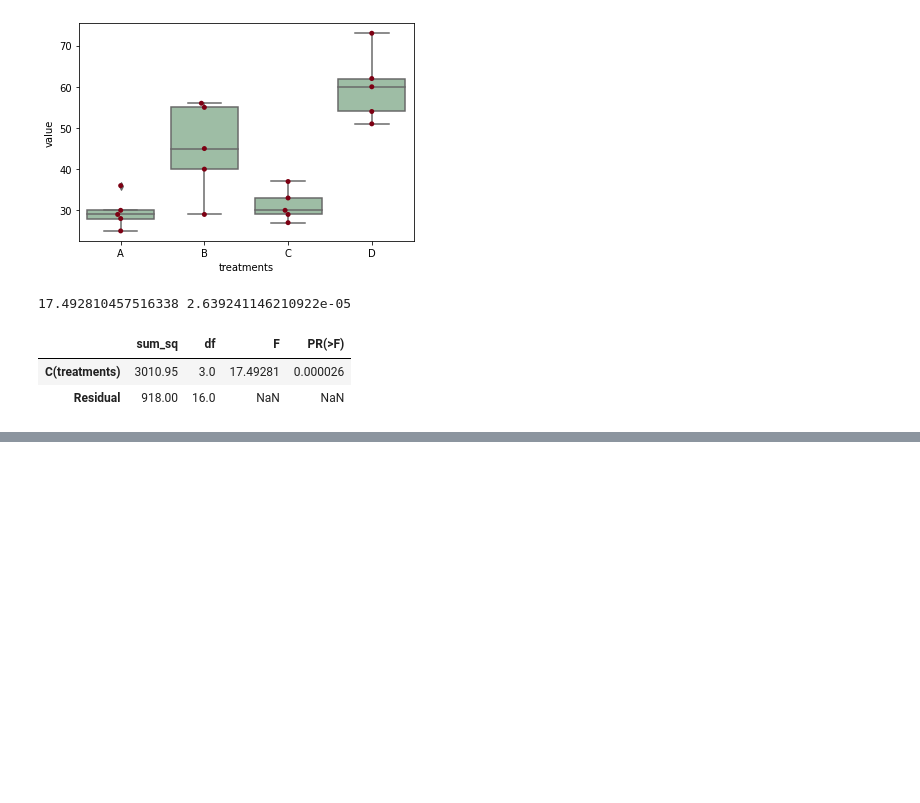
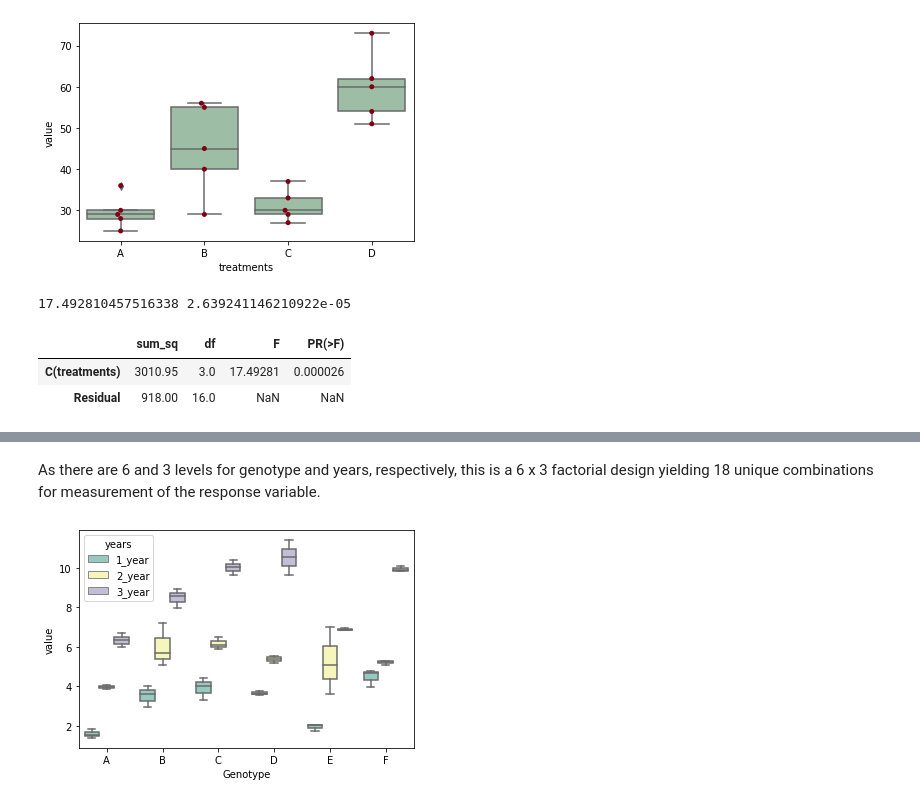
Before and after one commit to LucianoBatista/study-sprints, a Jupyter notebook: sprint-2021-12-31/hypothesis-tests-review/anova.ipynb, the cells around one changed output, grey strips where cells are left out. Drawn from its saved outputs; the diff is of its cells as text; code cells hidden in the pictures; blank space fills up the shorter version.

```diff
--- a/sprint-2021-12-31/hypothesis-tests-review/anova.ipynb
+++ b/sprint-2021-12-31/hypothesis-tests-review/anova.ipynb
@@ -96,0 +202,3 @@ anova_table
+# %%
+two_way_anova = pd.read_csv("../../data/twowayanova.txt", sep="\t")
+two_way_anova
@@ -96,0 +223,8 @@ anova_table
+# %%
+# To better understand what is this type on anova_lm
+# But short history is that relate to how the sum of squares will be calculated
+# https://stackoverflow.com/questions/55175274/uses-of-typ-in-anova-lm
+
+df2_melted = pd.melt(two_way_anova, id_vars=["Genotype"], value_vars=["1_year", "2_year", "3_year"])
+df2_melted.columns = ["Genotype", "years", "value"]
+df2_melted
@@ -96,0 +249,7 @@ anova_table
+# %% [markdown]
+As there are 6 and 3 levels for genotype and years, respectively, this is a 6 x 3 factorial design yielding 18 unique combinations for measurement of the response variable.
+# %%
+_ = sns.boxplot(x="Genotype", y="value", hue="years", data=df2_melted, palette="Set3")
+plt.show()
+# %% [output]
+[figure, added]
```
Also changed, not shown: parts of 24 cells of this notebook, 3 other files.
